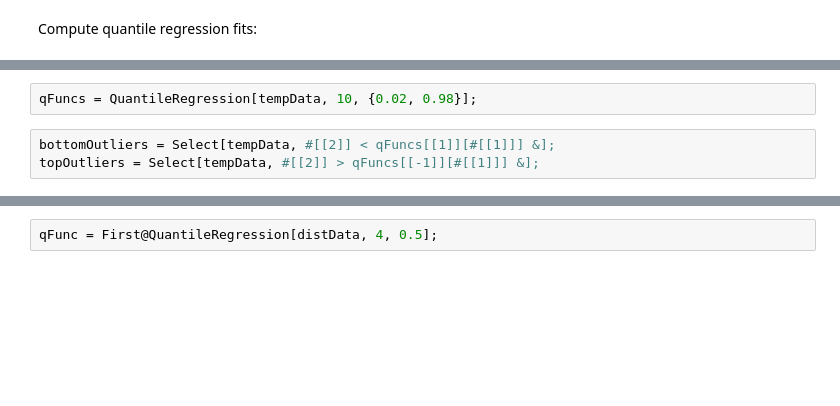
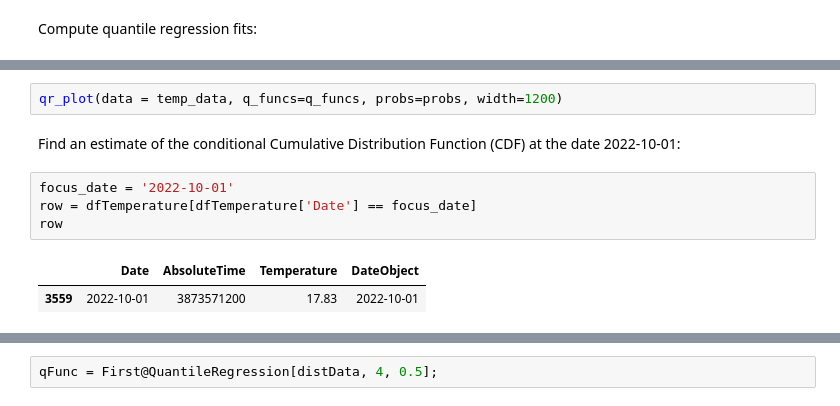
Before and after one commit to antononcube/Python-packages, a Jupyter notebook: QuantileRegression/docs/Quantile-Regression-guide.ipynb, the cells around one changed output, grey strips where cells are left out. Cells and saved outputs as stored; diff of their text form; blank space fills up the shorter version.

```diff
--- a/QuantileRegression/docs/Quantile-Regression-guide.ipynb
+++ b/QuantileRegression/docs/Quantile-Regression-guide.ipynb
@@ -303,5 +313,11 @@ Find outliers in the temperature data—outliers are defined as points below or
-# %%
-qFuncs = QuantileRegression[tempData, 10, {0.02, 0.98}];
-# %%
-bottomOutliers = Select[tempData, #[[2]] < qFuncs[[1]][#[[1]]] &];
-topOutliers = Select[tempData, #[[2]] > qFuncs[[-1]][#[[1]]] &];
+# %%
+qr_plot(data = temp_data, q_funcs=q_funcs, probs=probs, width=1200)
+# %% [markdown]
+Find an estimate of the conditional Cumulative Distribution Function (CDF) at the date 2022-10-01:
+# %%
+focus_date = '2022-10-01'
+row = dfTemperature[dfTemperature['Date'] == focus_date]
+row
+# %% [output]
+|  | Date | AbsoluteTime | Temperature | DateObject |
+| 3559 | 2022-10-01 | 3873571200 | 17.83 | 2022-10-01 |
```
Also changed, not shown: parts of 11 cells of this notebook.
